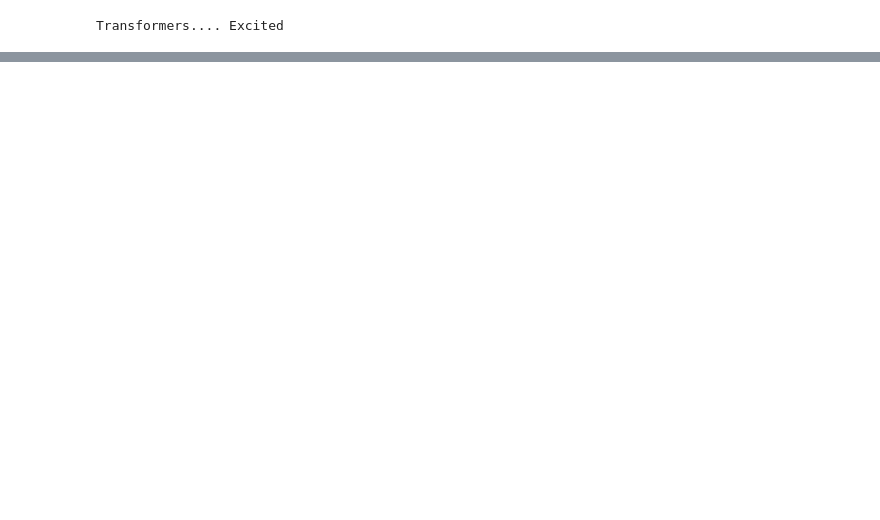
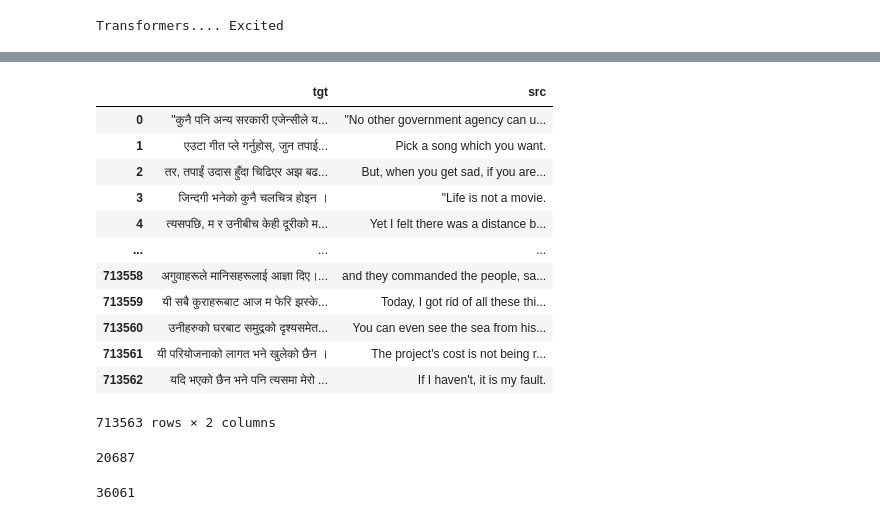
Before and after one commit to shusank8/Transformers, a Jupyter notebook: Transformers.ipynb, the cells around one changed output, grey strips where cells are left out. Cells and saved outputs as stored; diff of their text form; code cells hidden in the pictures; blank space fills up the shorter version.

```diff
--- a/Transformers.ipynb
+++ b/Transformers.ipynb
@@ -161,0 +252,31 @@ class DecoderBlock(nn.Module):
+# %%
+from datasets import load_dataset
+
+# Load the dataset
+ds = load_dataset("iamTangsang/Nepali-to-English-Translation-Dataset")
+
+# Convert each split (train, test, validation) to Pandas DataFrame
+df_train = ds['train'].to_pandas() if 'train' in ds else None
+df_test = ds['test'].to_pandas() if 'test' in ds else None
+df_valid = ds['validation'].to_pandas() if 'validation' in ds else None
+# %%
+df_train = pd.concat([df_train, df_valid], ignore_index=True)
+# %%
+df_train.columns = ['tgt', 'src']
+df_test.columns = ['tgt', 'src']
+# %%
+df_train
+# %% [output]
+|  | tgt | src |
+| 0 | "कुनै पनि अन्य सरकारी एजेन्सीले य... | "No other government agency can u... |
+| 1 | एउटा गीत प्ले गर्नुहोस्, जुन तपाई... | Pick a song which you want. |
+| 2 | तर, तपाईं उदास हुँदा चिढिएर अझ बढ... | But, when you get sad, if you are... |
+| 3 | जिन्दगी भनेको कुनै चलचित्र होइन । | "Life is not a movie. |
+| 4 | त्यसपछि, म र उनीबीच केही दूरीको म... | Yet I felt there was a distance b... |
+| ... | ... | ... |
+| 713558 | अगुवाहरूले मानिसहरूलाई आज्ञा दिए।... | and they commanded the people, sa... |
+| 713559 | यी सबै कुराहरूबाट आज म फेरि झस्के... | Today, I got rid of all these thi... |
+| 713560 | उनीहरुको घरबाट समुद्रको दृश्यसमेत... | You can even see the sea from his... |
+| 713561 | यी परियोजनाको लागत भने खुलेको छैन । | The project's cost is not being r... |
+| 713562 | यदि भएको छैन भने पनि त्यसमा मेरो ... | If I haven't, it is my fault. |
+713563 rows × 2 columns
@@ -161,0 +310,8 @@ class DecoderBlock(nn.Module):
+# %%
+src_tok.get_vocab_size()
+# %% [output]
+20687
+# %%
+tgt_tok.get_vocab_size()
+# %% [output]
+36061
```
Also changed, not shown: parts of 21 cells of this notebook.
